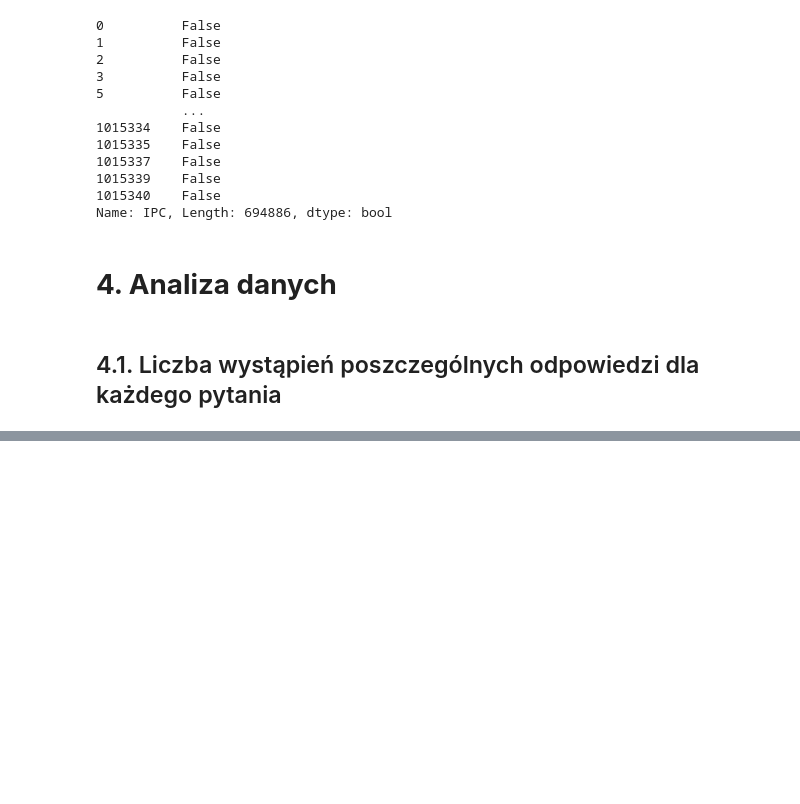
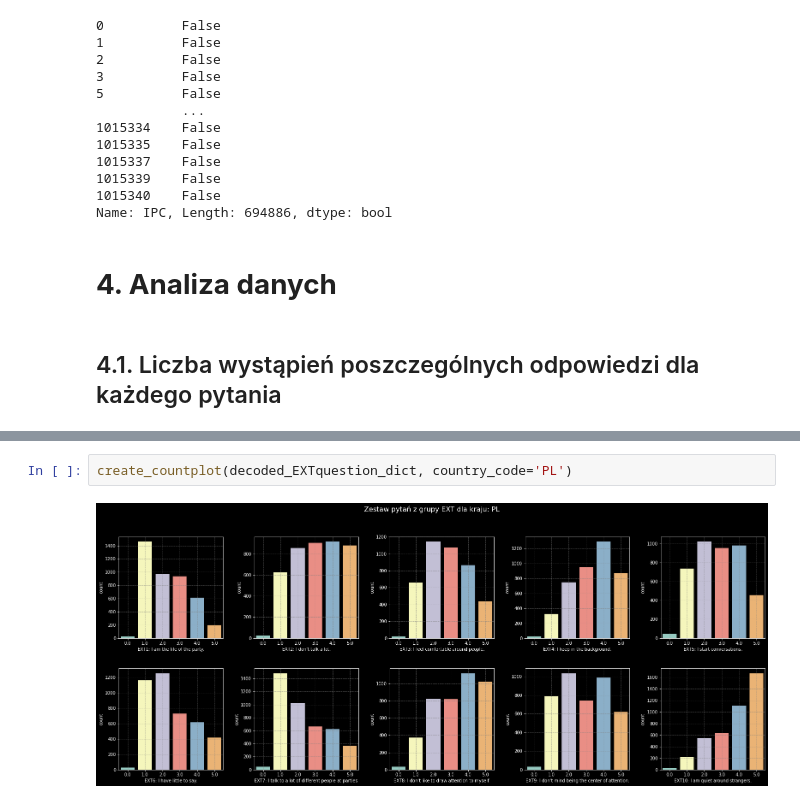
Before and after one commit to ArminD93/BigFivePersonalityTest, a Jupyter notebook: BigFivePersonality.ipynb, the cells around one changed output, grey strips where cells are left out. Drawn from its saved outputs; the diff is of its cells as text; blank space fills up the shorter version.

```diff
--- a/BigFivePersonality.ipynb
+++ b/BigFivePersonality.ipynb
@@ -366,3 +365,7 @@ create_countplot(decoded_EXTquestion_dict)
+# %%
+create_countplot(decoded_EXTquestion_dict, country_code='PL')
+# %% [output]
+[figure, added]
 # %%
 create_countplot(decoded_ESTquestion_dict)
 # %% [output]
```
Also changed, not shown: parts of 17 cells of this notebook.
